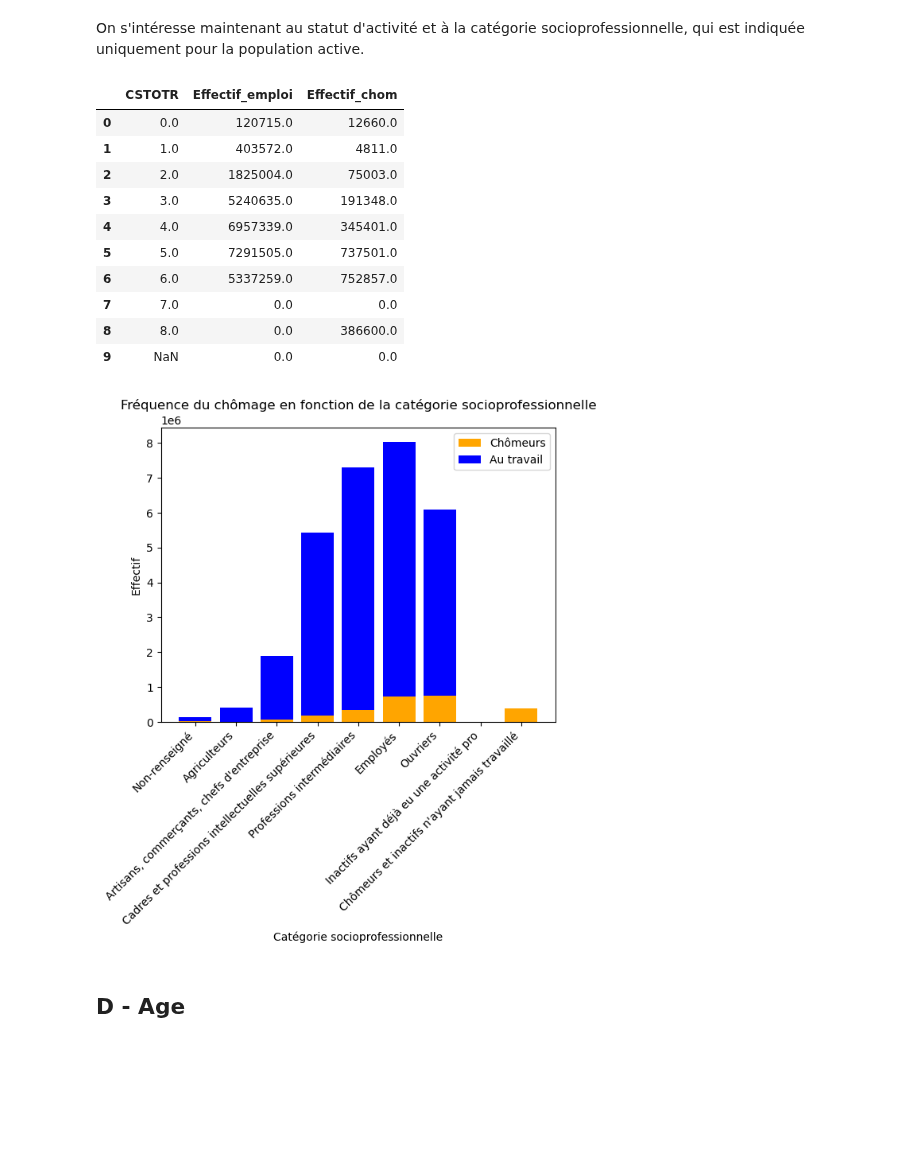
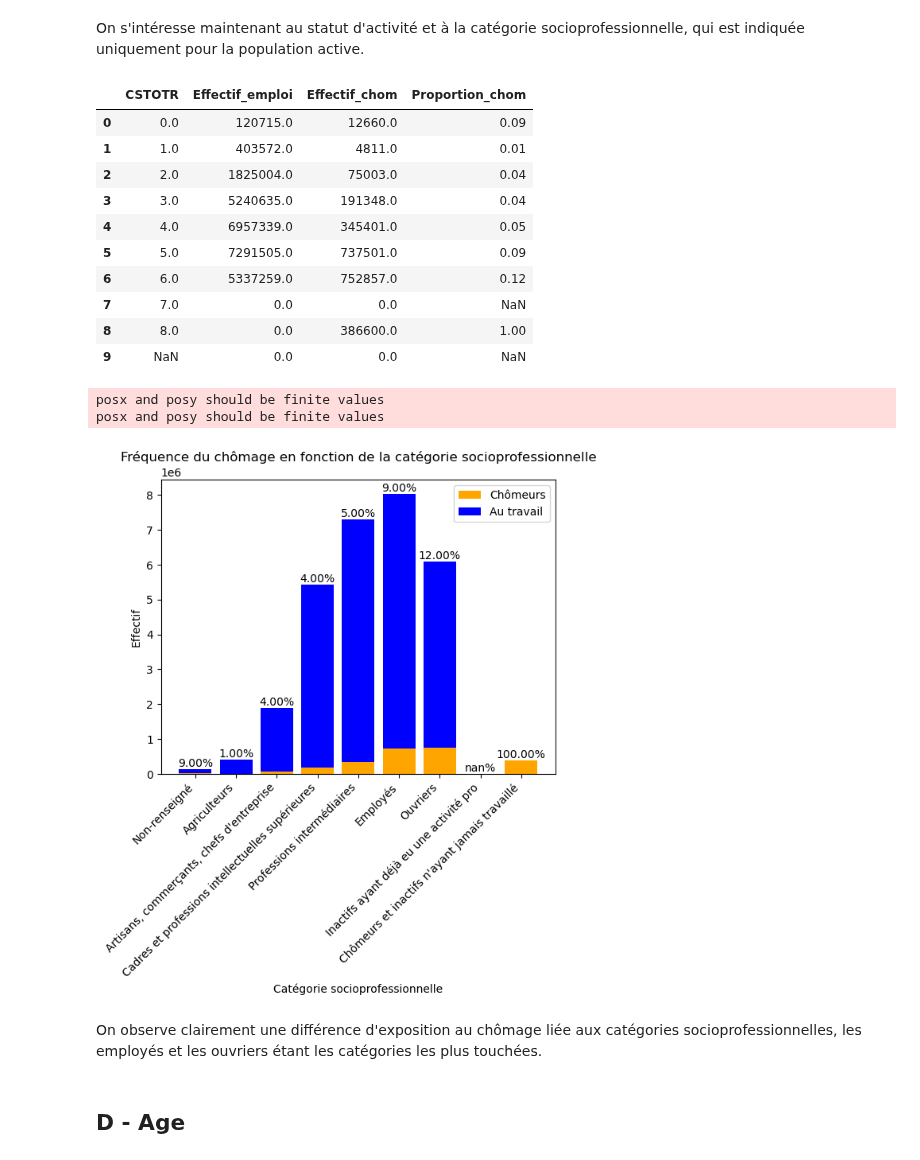
Before and after one commit to Alexis-Barrau/python_ensae, a Jupyter notebook: Scripts/Main notebook.ipynb, the cells around one changed output. Drawn from its saved outputs; the diff is of its cells as text; code cells hidden in the pictures; blank space fills up the shorter version.

```diff
--- a/Scripts/Main notebook.ipynb
+++ b/Scripts/Main notebook.ipynb
@@ -118,37 +118,54 @@ categories = ["Non-renseigné", "Agriculteurs", "Artisans, commerçants, chefs d
 value = EEC_2019["CSTOTR"].unique()
 
 #tableau avec CSTOR/Effectif en emploi/Effectif chômeur tout cela pondéré par EXTRIAN
-result_dict = {"CSTOTR": value, 'Effectif_emploi': [], 'Effectif_chom':[]}  #à chaque valeur on associe la somme des occurences pondérées
+result_dict = {"CSTOTR": value, 'Effectif_emploi': [], 'Effectif_chom':[], 'Proportion_chom':[]}  #à chaque valeur on associe la somme des occurences pondérées
 for val in value :
     somme_pond_E = EEC_2019[(EEC_2019["CSTOTR"] == val) & (EEC_2019["ACTEU"]==1)]["EXTRIAN"].sum()
     somme_pond_C = EEC_2019[(EEC_2019["CSTOTR"] == val)& (EEC_2019["ACTEU"]==2)]["EXTRIAN"].sum()
     result_dict['Effectif_emploi'].append(round(somme_pond_E,0))
     result_dict['Effectif_chom'].append(round(somme_pond_C,0))
+    result_dict['Proportion_chom'].append(round(somme_pond_C/(somme_pond_C+somme_pond_E),2))
 data = pd.DataFrame(result_dict).sort_values(by="CSTOTR").reset_index(drop=True)
 data
 # %% [output]
-|  | CSTOTR | Effectif_emploi | Effectif_chom |
-| 0 | 0.0 | 120715.0 | 12660.0 |
-| 1 | 1.0 | 403572.0 | 4811.0 |
-| 2 | 2.0 | 1825004.0 | 75003.0 |
-| 3 | 3.0 | 5240635.0 | 191348.0 |
-| 4 | 4.0 | 6957339.0 | 345401.0 |
-| 5 | 5.0 | 7291505.0 | 737501.0 |
-| 6 | 6.0 | 5337259.0 | 752857.0 |
-| 7 | 7.0 | 0.0 | 0.0 |
-| 8 | 8.0 | 0.0 | 386600.0 |
-| 9 | NaN | 0.0 | 0.0 |
+|  | CSTOTR | Effectif_emploi | Effectif_chom | Proportion_chom |
+| 0 | 0.0 | 120715.0 | 12660.0 | 0.09 |
+| 1 | 1.0 | 403572.0 | 4811.0 | 0.01 |
+| 2 | 2.0 | 1825004.0 | 75003.0 | 0.04 |
+| 3 | 3.0 | 5240635.0 | 191348.0 | 0.04 |
+| 4 | 4.0 | 6957339.0 | 345401.0 | 0.05 |
+| 5 | 5.0 | 7291505.0 | 737501.0 | 0.09 |
+| 6 | 6.0 | 5337259.0 | 752857.0 | 0.12 |
+| 7 | 7.0 | 0.0 | 0.0 | NaN |
+| 8 | 8.0 | 0.0 | 386600.0 | 1.00 |
+| 9 | NaN | 0.0 | 0.0 | NaN |
 # %%
-plt.bar(data["CSTOTR"],data["Effectif_chom"], color='orange', label='Chômeurs')
-plt.bar(data["CSTOTR"],data["Effectif_emploi"], color='blue', label='Au travail', bottom=data["Effectif_chom"])
+import matplotlib.pyplot as plt
+
+# Assuming you have the necessary data and categories defined
+
+# Bar plot
+bars1 = plt.bar(data["CSTOTR"], data["Effectif_chom"], color='orange', label='Chômeurs')
+bars2 = plt.bar(data["CSTOTR"], data["Effectif_emploi"], color='blue', label='Au travail', bottom=data["Effectif_chom"])
+
+# Title and labels
 plt.title('Fréquence du chômage en fonction de la catégorie socioprofessionnelle')
 plt.xlabel('Catégorie socioprofessionnelle')
 plt.ylabel('Effectif')
-plt.xticks(data["CSTOTR"],categories, rotation=45, ha='right')
+plt.xticks(data["CSTOTR"], categories, rotation=45, ha='right')
 plt.legend()
+
+# Annotate bars with proportions
+for bar1, bar2, prop in zip(bars1, bars2, data["Proportion_chom"]):
+    plt.text(bar1.get_x() + bar1.get_width() / 2, bar1.get_height() + bar2.get_height(), f'{prop:.2%}', ha='center', va='bottom')
+
 plt.show()
 # %% [output]
+posx and posy should be finite values
+posx and posy should be finite values
-[figure, old version]
+[figure, new version]
+# %% [markdown]
+On observe clairement une différence d'exposition au chômage liée aux catégories socioprofessionnelles, les employés et les ouvriers étant les catégories les plus touchées.
 # %% [markdown]
 ## D - Age
 # %%
```
